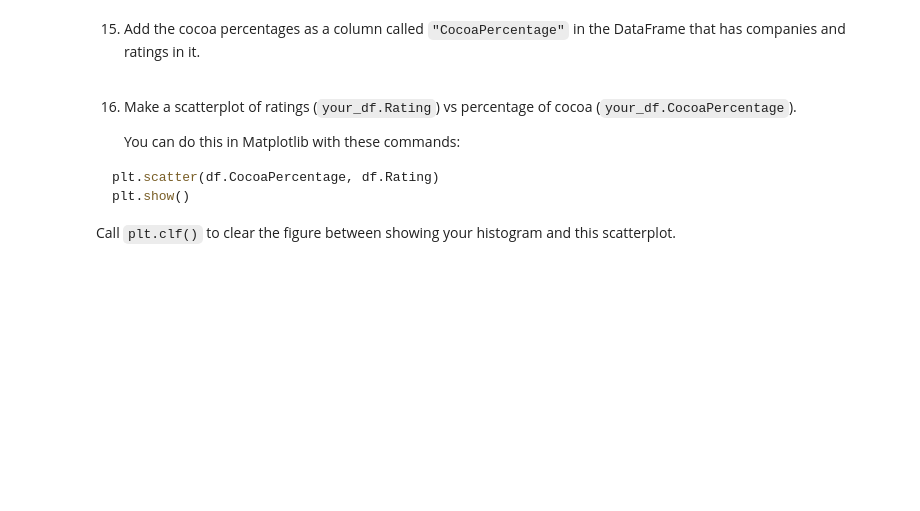
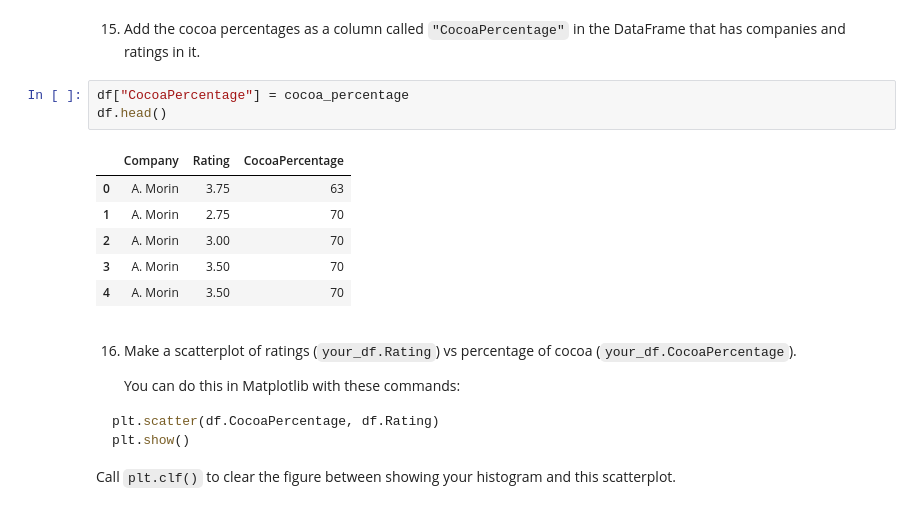
Before and after one commit to didacuscha/Scraping-Beautiful-Soop, a Jupyter notebook: [Chocolate Scraping with Beautiful Soup].ipynb, the cells around one changed output. Cells and saved outputs as stored; diff of their text form; blank space fills up the shorter version.

```diff
--- a/[Chocolate Scraping with Beautiful Soup].ipynb
+++ b/[Chocolate Scraping with Beautiful Soup].ipynb
@@ -120,5 +172,15 @@ plt.hist(ratings)
 # %% [markdown]
 15. Add the cocoa percentages as a column called `"CocoaPercentage"` in the DataFrame that has companies and ratings in it.
+# %%
+df["CocoaPercentage"] = cocoa_percentage
+df.head()
+# %% [output]
+|  | Company | Rating | CocoaPercentage |
+| 0 | A. Morin | 3.75 | 63 |
+| 1 | A. Morin | 2.75 | 70 |
+| 2 | A. Morin | 3.00 | 70 |
+| 3 | A. Morin | 3.50 | 70 |
+| 4 | A. Morin | 3.50 | 70 |
 # %% [markdown]
 16. Make a scatterplot of ratings (`your_df.Rating`) vs percentage of cocoa (`your_df.CocoaPercentage`).
 
```
Also changed, not shown: parts of 14 cells of this notebook.
